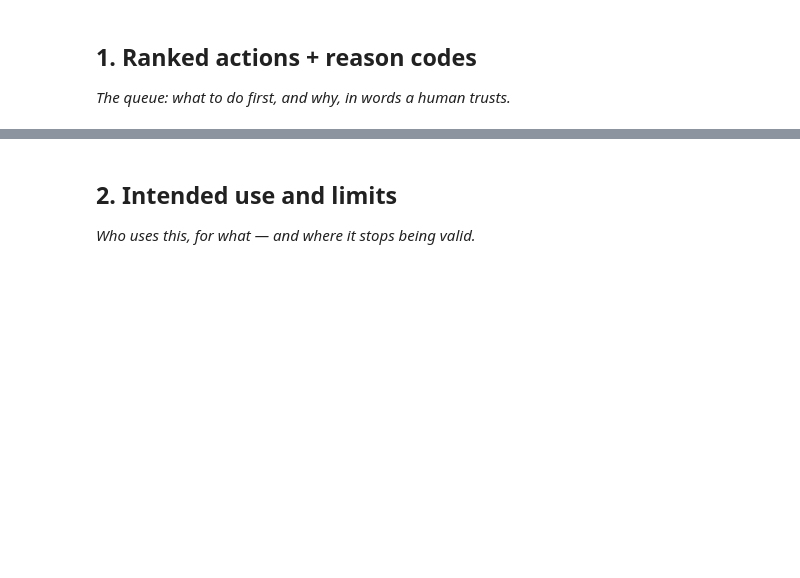
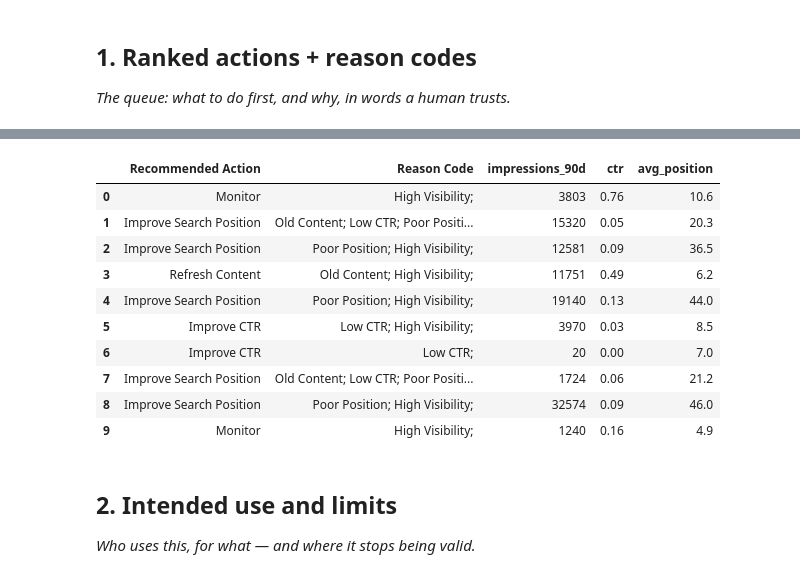
Before and after one commit to muneebulhaq02/flyrank-ml-internship, a Jupyter notebook: work/notebooks/w07_action_playbook.ipynb, the cells around one changed output, grey strips where cells are left out. Saved outputs shown, nothing was run; the diff lists cells and outputs as text; code cells hidden in the pictures; blank space fills up the shorter version.

```diff
--- a/work/notebooks/w07_action_playbook.ipynb
+++ b/work/notebooks/w07_action_playbook.ipynb
@@ -16,3 +47,73 @@ This skeleton is yours to fill. Work the sections **in order** — each one has
+# %%
+# This cell is for CODE (numbers, a query, a check).
+# Write your text answer in the cell ABOVE this one — typing sentences here breaks Run All.
+import pandas as pd
+import numpy as np
+
+df = pd.read_csv("data/raw/content_refresh_anonymized.csv")
+
+playbook = df.copy()
+
+playbook["Reason Code"] = ""
+playbook["Recommended Action"] = "Monitor"
+
+playbook.loc[
+    playbook["content_age_days"] > 365,
+    "Reason Code"
+] += "Old Content; "
+
+playbook.loc[
+    playbook["ctr"] < playbook["ctr"].median(),
+    "Reason Code"
+] += "Low CTR; "
+
+playbook.loc[
+    playbook["avg_position"] > playbook["avg_position"].median(),
+    "Reason Code"
+] += "Poor Position; "
+
+playbook.loc[
+    playbook["impressions_90d"] >
+    playbook["impressions_90d"].median(),
+    "Reason Code"
+] += "High Visibility; "
+
+playbook.loc[
+    playbook["Reason Code"].str.contains("Old Content"),
+    "Recommended Action"
+] = "Refresh Content"
+
+playbook.loc[
+    playbook["Reason Code"].str.contains("Low CTR"),
+    "Recommended Action"
+] = "Improve CTR"
+
+playbook.loc[
+    playbook["Reason Code"].str.contains("Poor Position"),
+    "Recommended Action"
+] = "Improve Search Position"
+
+playbook[
+    [
+        "Recommended Action",
+        "Reason Code",
+        "impressions_90d",
+        "ctr",
+        "avg_position"
+    ]
+].head(10)
+# %% [output]
+|  | Recommended Action | Reason Code | impressions_90d | ctr | avg_position |
+| 0 | Monitor | High Visibility; | 3803 | 0.76 | 10.6 |
+| 1 | Improve Search Position | Old Content; Low CTR; Poor Positi... | 15320 | 0.05 | 20.3 |
+| 2 | Improve Search Position | Poor Position; High Visibility; | 12581 | 0.09 | 36.5 |
+| 3 | Refresh Content | Old Content; High Visibility; | 11751 | 0.49 | 6.2 |
+| 4 | Improve Search Position | Poor Position; High Visibility; | 19140 | 0.13 | 44.0 |
+| 5 | Improve CTR | Low CTR; High Visibility; | 3970 | 0.03 | 8.5 |
+| 6 | Improve CTR | Low CTR; | 20 | 0.00 | 7.0 |
+| 7 | Improve Search Position | Old Content; Low CTR; Poor Positi... | 1724 | 0.06 | 21.2 |
+| 8 | Improve Search Position | Poor Position; High Visibility; | 32574 | 0.09 | 46.0 |
+| 9 | Monitor | High Visibility; | 1240 | 0.16 | 4.9 |
 # %% [markdown]
 ## 2. Intended use and limits
 
```
Also changed, not shown: parts of 12 cells of this notebook.
